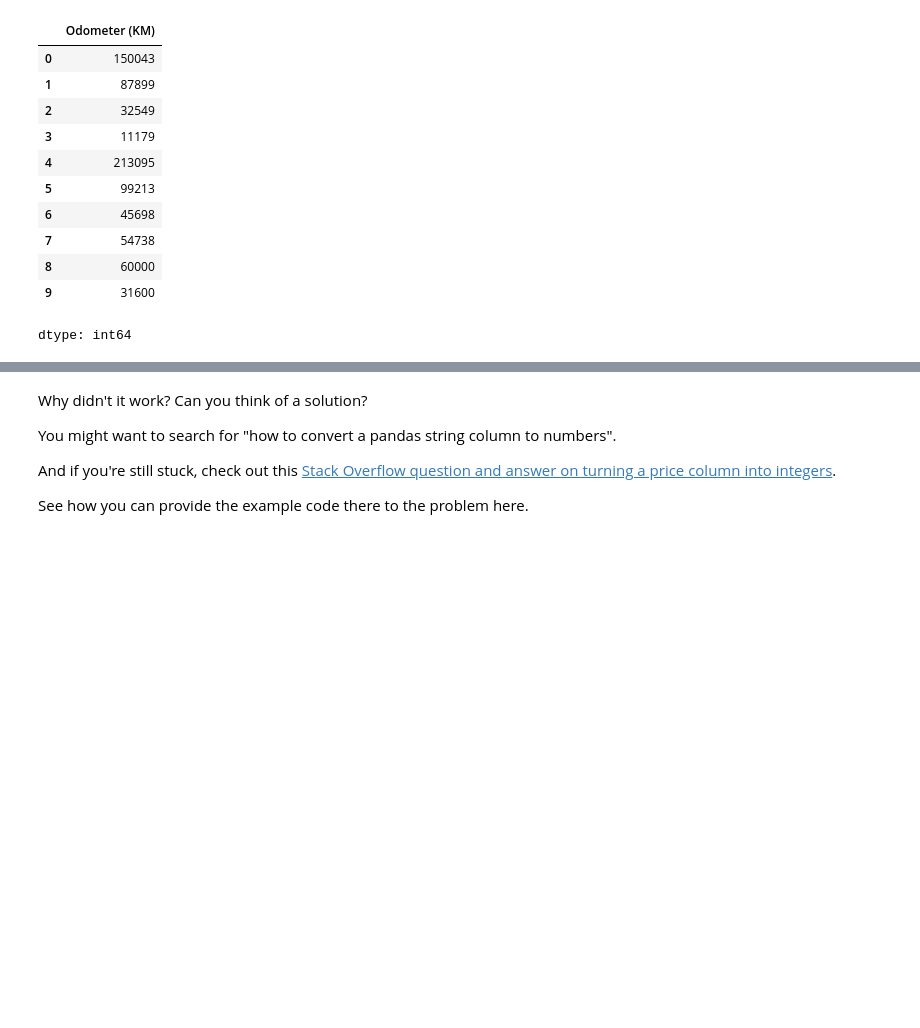
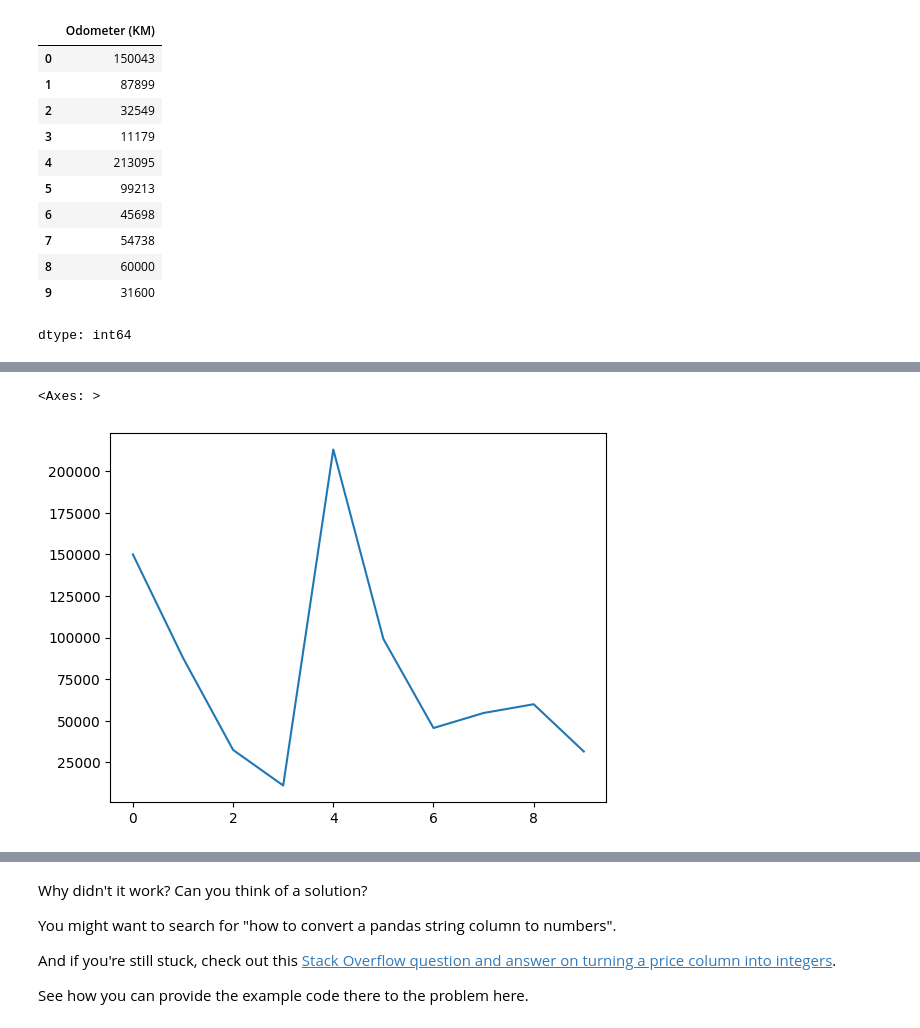
Before and after one commit to prosikder/Assignment-For-python-Intern, a Jupyter notebook: section-2-data-science-and-ml-tools/pandas-exercises.ipynb, the cells around one changed output, grey strips where cells are left out. Cells and saved outputs as stored; diff of their text form; code cells hidden in the pictures; blank space fills up the shorter version.

```diff
--- a/section-2-data-science-and-ml-tools/pandas-exercises.ipynb
+++ b/section-2-data-science-and-ml-tools/pandas-exercises.ipynb
@@ -215,5 +239,11 @@ dtype: int64
 # %%
 # Import Matplotlib and create a plot of the Odometer column
 # Don't forget to use %matplotlib inline
+%matplotlib inline
+import matplotlib.pyplot as plt
+car_sales["Odometer (KM)"].plot()
+# %% [output]
+<Axes: >
+[figure, added]
 # %%
 # Create a histogram of the Odometer column using hist()
```
Also changed, not shown: parts of 10 cells of this notebook.
